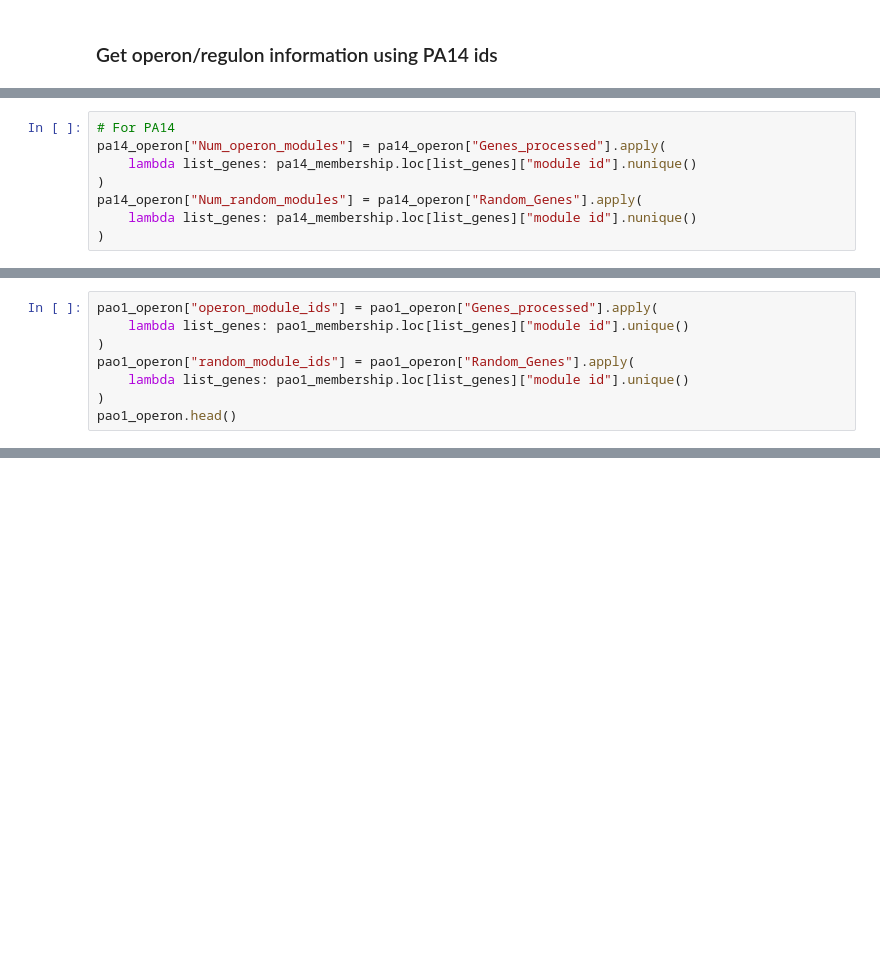
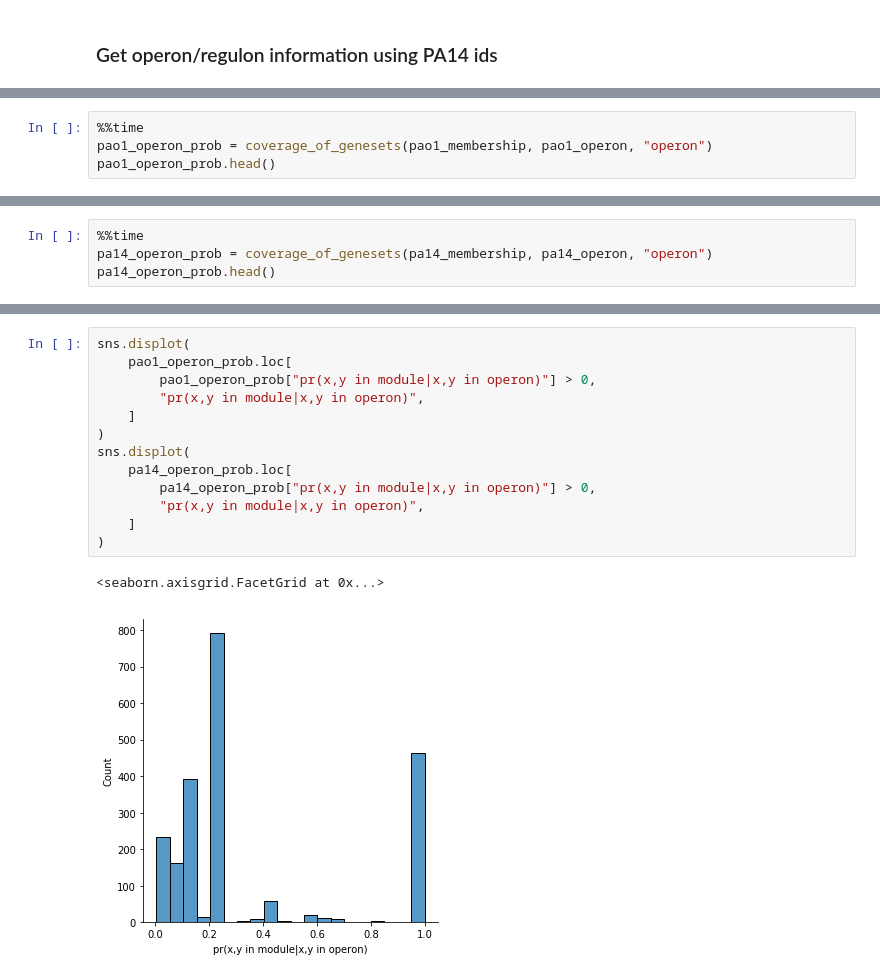
Before and after one commit to greenelab/core-accessory-interactome, a Jupyter notebook: correlation_modules/3_module_validation.ipynb, the cells around one changed output, grey strips where cells are left out. Drawn from its saved outputs; the diff is of its cells as text; blank space fills up the shorter version.

```diff
--- a/correlation_modules/3_module_validation.ipynb
+++ b/correlation_modules/3_module_validation.ipynb
@@ -382,8 +460,0 @@ pao1_operon["Num_random_modules"] = pao1_operon["Random_Genes"].apply(
-# %%
-# For PA14
-pa14_operon["Num_operon_modules"] = pa14_operon["Genes_processed"].apply(
-    lambda list_genes: pa14_membership.loc[list_genes]["module id"].nunique()
-)
-pa14_operon["Num_random_modules"] = pa14_operon["Random_Genes"].apply(
-    lambda list_genes: pa14_membership.loc[list_genes]["module id"].nunique()
-)
@@ -554,8 +460,0 @@ scipy.stats.ks_2samp(
-# %%
-pao1_operon["operon_module_ids"] = pao1_operon["Genes_processed"].apply(
-    lambda list_genes: pao1_membership.loc[list_genes]["module id"].unique()
-)
-pao1_operon["random_module_ids"] = pao1_operon["Random_Genes"].apply(
-    lambda list_genes: pao1_membership.loc[list_genes]["module id"].unique()
-)
-pao1_operon.head()
@@ -571,0 +515,4 @@ pao1_regulon.head()
+# %%
+%%time
+pao1_operon_prob = coverage_of_genesets(pao1_membership, pao1_operon, "operon")
+pao1_operon_prob.head()
@@ -571,0 +528,4 @@ pao1_regulon.head()
+# %%
+%%time
+pa14_operon_prob = coverage_of_genesets(pa14_membership, pa14_operon, "operon")
+pa14_operon_prob.head()
@@ -571,0 +587,16 @@ pao1_regulon.head()
+# %%
+sns.displot(
+    pao1_operon_prob.loc[
+        pao1_operon_prob["pr(x,y in module|x,y in operon)"] > 0,
+        "pr(x,y in module|x,y in operon)",
+    ]
+)
+sns.displot(
+    pa14_operon_prob.loc[
+        pa14_operon_prob["pr(x,y in module|x,y in operon)"] > 0,
+        "pr(x,y in module|x,y in operon)",
+    ]
+)
+# %% [output]
+<seaborn.axisgrid.FacetGrid at 0x...>
+[figure, added]
```
Also changed, not shown: parts of 61 cells of this notebook, 1 other file.
